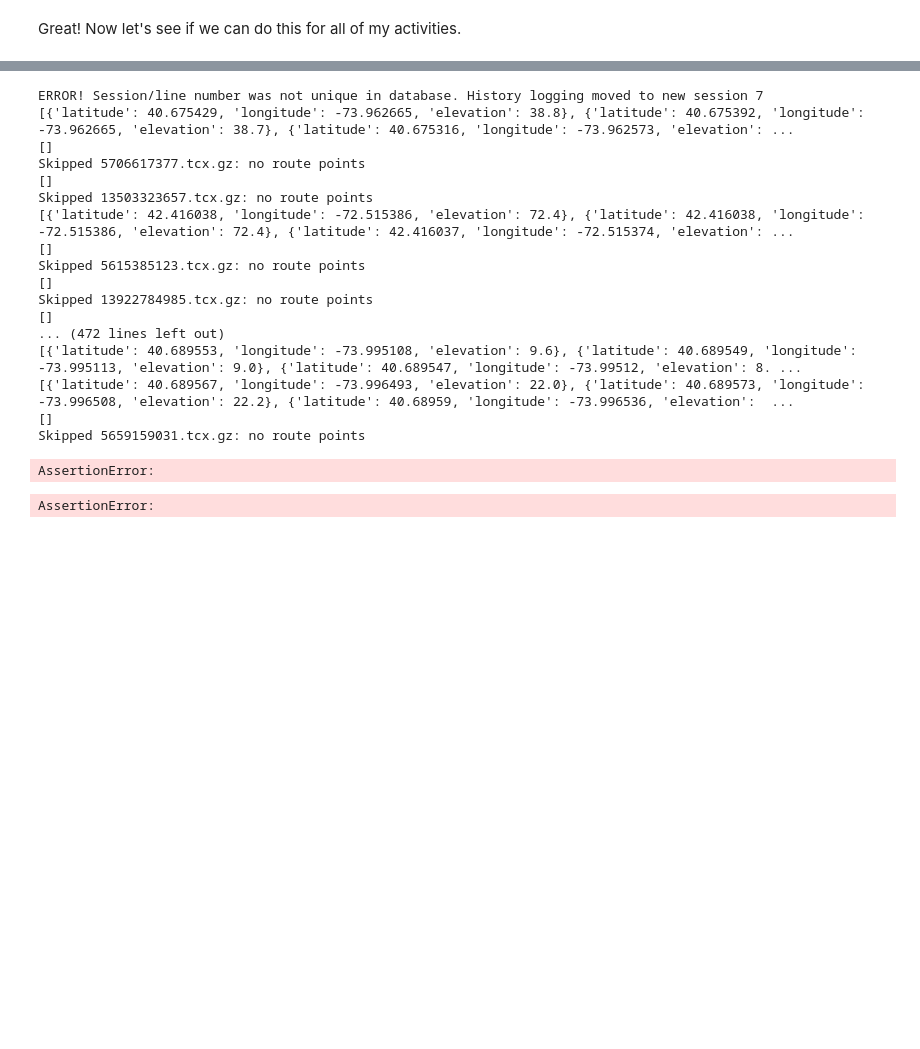
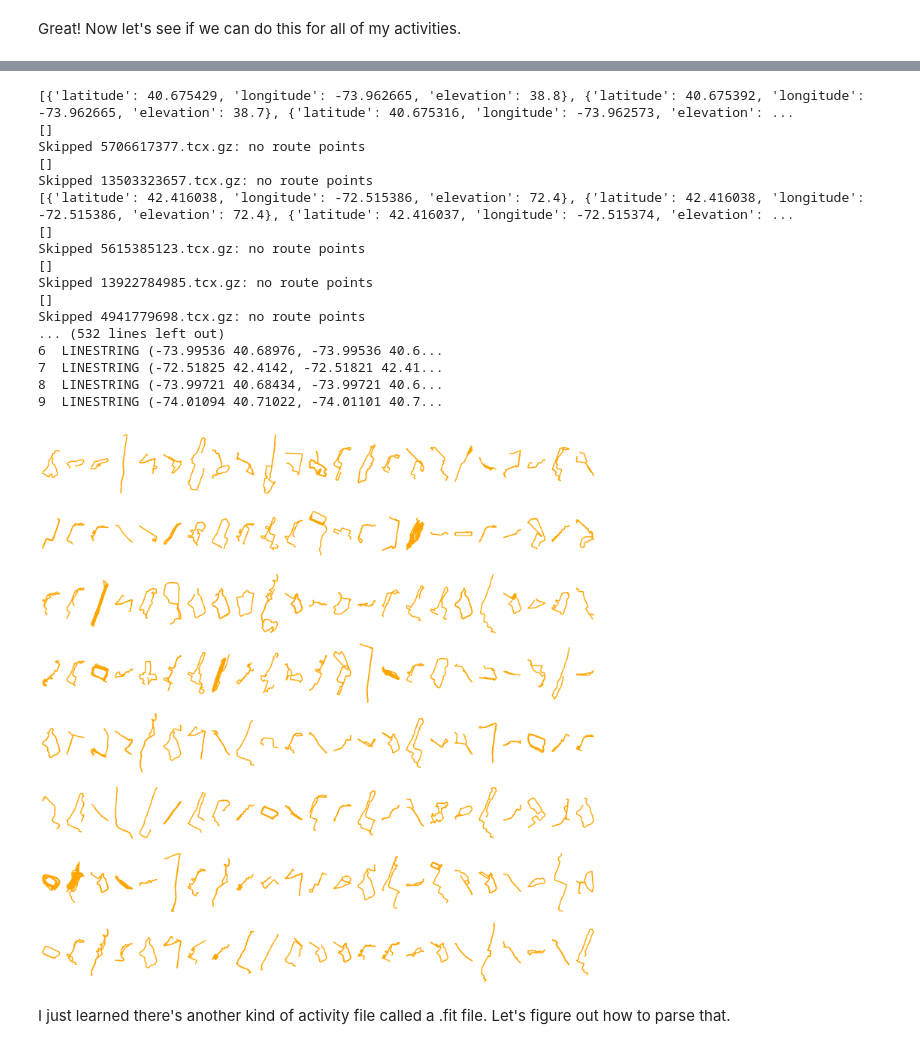
Before and after one commit to AndrewDLeung/map-a-day, a Jupyter notebook: day_13/strava_maps.ipynb, the cells around one changed output, grey strips where cells are left out. Saved outputs shown, nothing was run; the diff lists cells and outputs as text; code cells hidden in the pictures; blank space fills up the shorter version.

Commit message:
Tested how to parse .fit files

```diff
--- a/day_13/strava_maps.ipynb
+++ b/day_13/strava_maps.ipynb
@@ -83,7 +144,5 @@ Great! Now let's see if we can do this for all of my activities.
 # %%
-import os
-import gzip
-import xml.etree.ElementTree as ET
+
 
 folder_path = '../data/strava/activities/'
 
@@ -123,12 +182,17 @@ for filename in os.listdir(folder_path):
     elif filename.endswith('.tcx') or filename.endswith('.tcx.gz'):
         if filename.endswith('.tcx.gz'):
             with gzip.open(full_path, 'rt') as f:
-                tree = ET.parse(f)
+                content = f.read().lstrip()
+                tree = ET.ElementTree(ET.fromstring(content))
         else:
+
             tree = ET.parse(full_path)
 
         root = tree.getroot()
-        ns = {'tcx': 'http://www.topografix.com/GPX/1/1\'}
+        namespace_uri = root.tag.split('}')[0].strip('{')
+        namespace = {'ns': namespace_uri}
+
+        ns = {'tcx': namespace_uri}
 
         for tp in root.findall('.//tcx:Trackpoint', ns):
             pos = tp.find('tcx:Position', ns)
@@ -172,7 +236,6 @@ for filename in os.listdir(folder_path):
 strava_routes_gdf = gp.GeoDataFrame(geometry=strava_routes, crs="EPSG:4326")
 print(strava_routes_gdf.head(10))
 # %% [output]
-ERROR! Session/line number was not unique in database. History logging moved to new session 7
 [{'latitude': 40.675429, 'longitude': -73.962665, 'elevation': 38.8}, {'latitude': 40.675392, 'longitude': -73.962665, 'elevation': 38.7}, {'latitude': 40.675316, 'longitude': -73.962573, 'elevation': ...
 []
 Skipped 5706617377.tcx.gz: no route points
@@ -184,10 +247,26 @@ Skipped 5615385123.tcx.gz: no route points
 []
 Skipped 13922784985.tcx.gz: no route points
 []
-... (472 lines left out)
-[{'latitude': 40.689553, 'longitude': -73.995108, 'elevation': 9.6}, {'latitude': 40.689549, 'longitude': -73.995113, 'elevation': 9.0}, {'latitude': 40.689547, 'longitude': -73.99512, 'elevation': 8. ...
-[{'latitude': 40.689567, 'longitude': -73.996493, 'elevation': 22.0}, {'latitude': 40.689573, 'longitude': -73.996508, 'elevation': 22.2}, {'latitude': 40.68959, 'longitude': -73.996536, 'elevation':  ...
-[]
-Skipped 5659159031.tcx.gz: no route points
+Skipped 4941779698.tcx.gz: no route points
+... (532 lines left out)
+6  LINESTRING (-73.99536 40.68976, -73.99536 40.6...
+7  LINESTRING (-72.51825 42.4142, -72.51821 42.41...
+8  LINESTRING (-73.99721 40.68434, -73.99721 40.6...
+9  LINESTRING (-74.01094 40.71022, -74.01101 40.7...
-AssertionError:
-AssertionError:
+# %%
+n_routes = len(strava_routes_gdf)
+n_cols = 23
+n_rows = 8
+
+fig, axes = plt.subplots(n_rows, n_cols, figsize=(15, 15))
+
+for routes, ax in zip(strava_routes_gdf.geometry, axes.flatten()):
+    gp.GeoDataFrame(geometry=[routes], crs="EPSG:4326").plot(ax=ax, linewidth=2, color='orange')
+    ax.set_axis_off()
+
+plt.tight_layout()
+plt.show()
+# %% [output]
+[figure, added]
+# %% [markdown]
+I just learned there's another kind of activity file called a .fit file. Let's figure out how to parse that.
```
Also changed, not shown: parts of 3 cells of this notebook.
